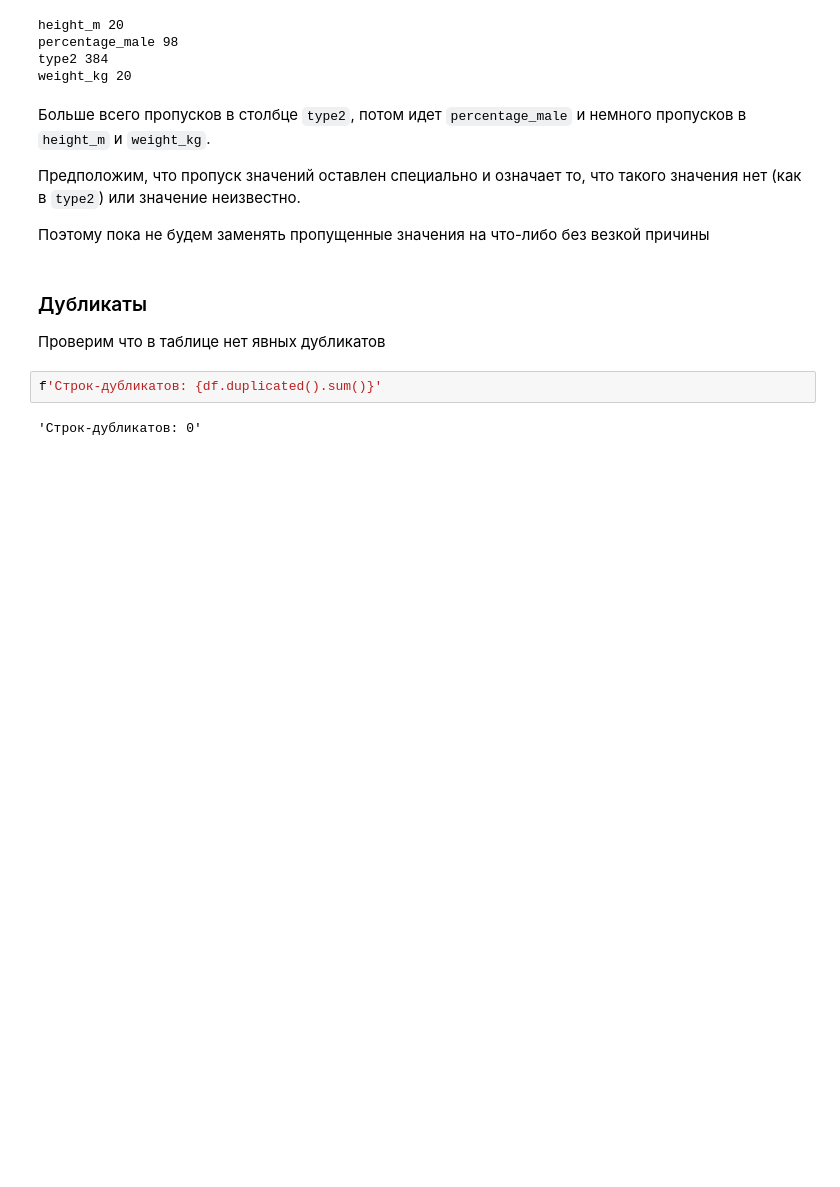
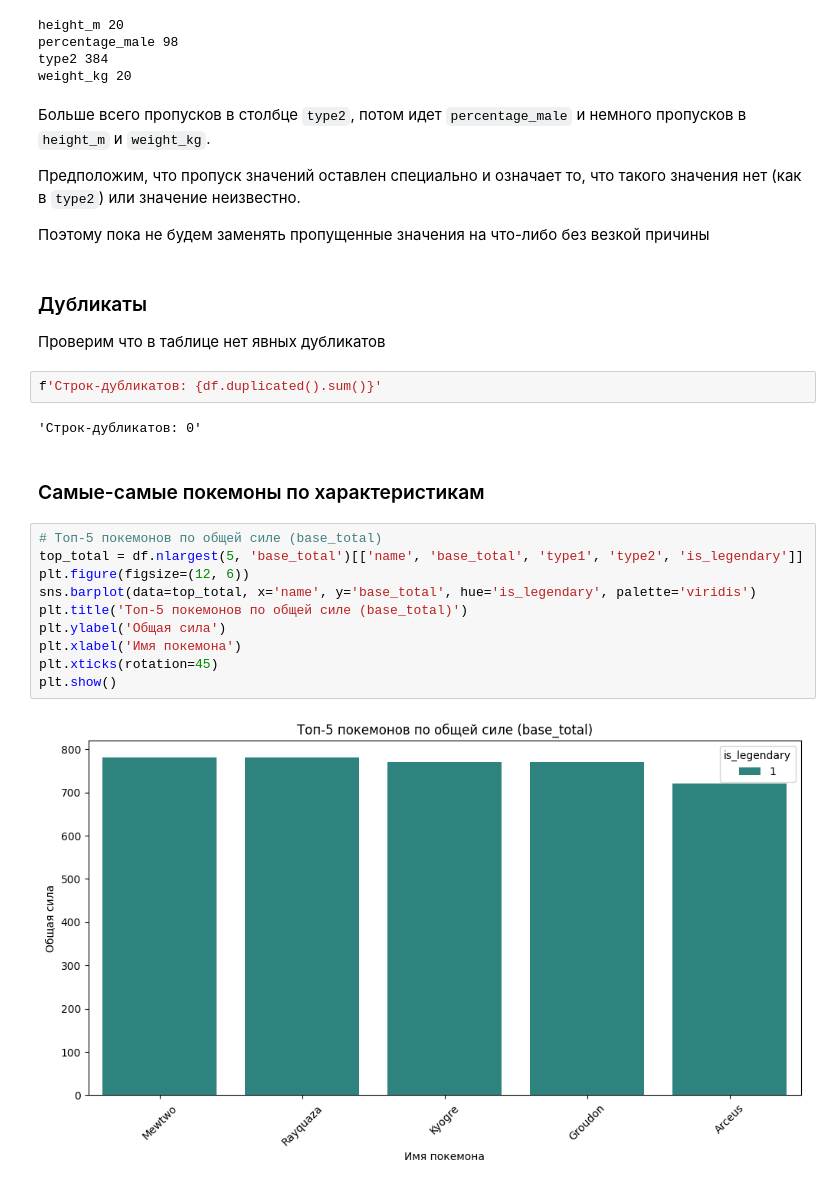
Before and after one commit to ALTaww/Machine_Learning, a Jupyter notebook: pokemons(1)/index.ipynb, the cells around one changed output. Drawn from its saved outputs; the diff is of its cells as text; blank space fills up the shorter version.

```diff
--- a/pokemons(1)/index.ipynb
+++ b/pokemons(1)/index.ipynb
@@ -153,3 +182,17 @@ weight_kg 20
 f'Строк-дубликатов: {df.duplicated().sum()}'
 # %% [output]
 'Строк-дубликатов: 0'
+# %% [markdown]
+### Самые-самые покемоны по характеристикам
+# %%
+# Топ-5 покемонов по общей силе (base_total)
+top_total = df.nlargest(5, 'base_total')[['name', 'base_total', 'type1', 'type2', 'is_legendary']]
+plt.figure(figsize=(12, 6))
+sns.barplot(data=top_total, x='name', y='base_total', hue='is_legendary', palette='viridis')
+plt.title('Топ-5 покемонов по общей силе (base_total)')
+plt.ylabel('Общая сила')
+plt.xlabel('Имя покемона')
+plt.xticks(rotation=45)
+plt.show()
+# %% [output]
+[figure, added]
```
Also changed, not shown: parts of 25 cells of this notebook.
